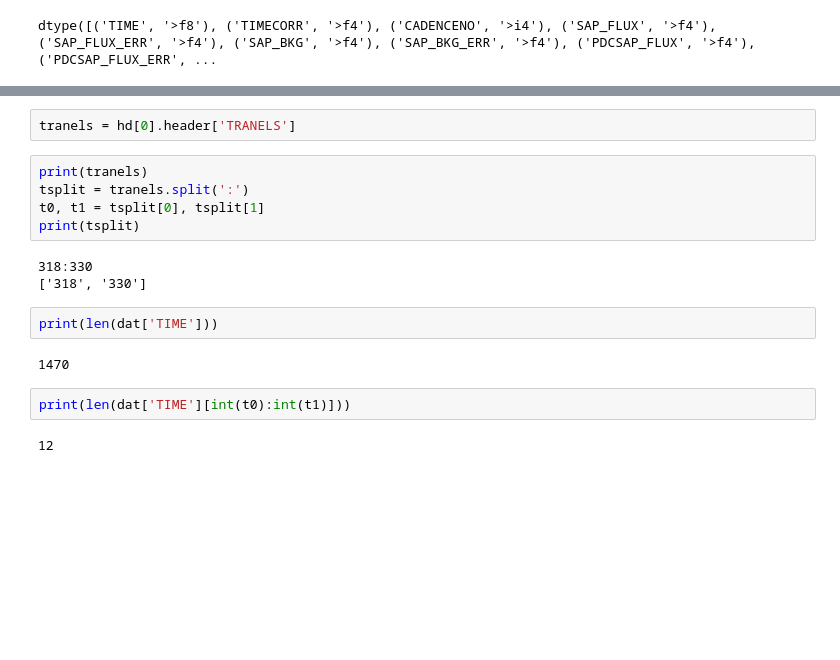
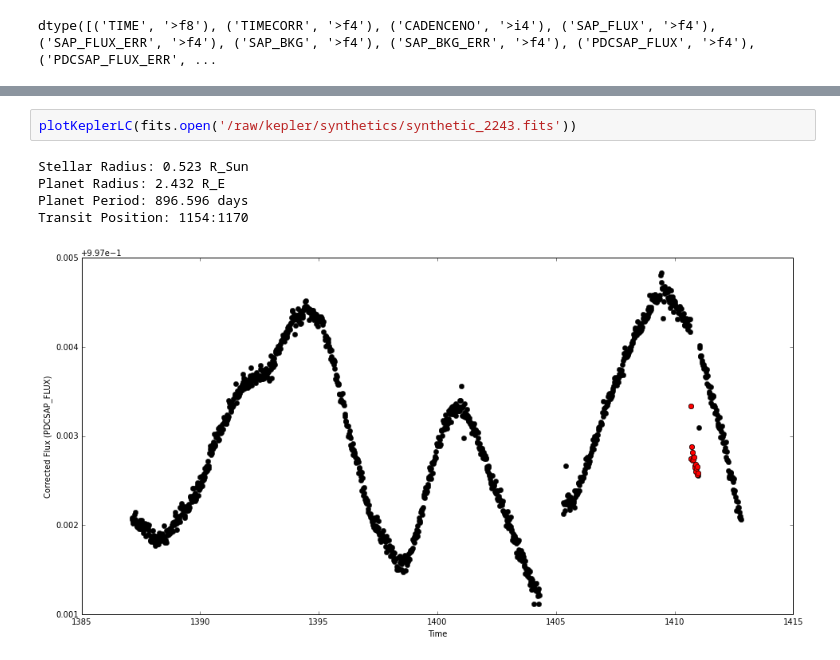
Before and after one commit to mattgiguere/KeplerSynthetics, a Jupyter notebook: KeplerSynthetics.ipynb, the cells around one changed output, grey strips where cells are left out. Drawn from its saved outputs; the diff is of its cells as text; blank space fills up the shorter version.

Commit message:
added some output and tests
printed more information about the systems and added a few examples

```diff
--- a/KeplerSynthetics.ipynb
+++ b/KeplerSynthetics.ipynb
@@ -77,19 +81,9 @@ plotKeplerLC(hd)
 [figure]
-# %%
-tranels = hd[0].header['TRANELS']
-# %%
-print(tranels)
-tsplit = tranels.split(':')
-t0, t1 = tsplit[0], tsplit[1]
-print(tsplit)
-# %% [output]
-318:330
-['318', '330']
-# %%
-print(len(dat['TIME']))
-# %% [output]
-1470
-# %%
-print(len(dat['TIME'][int(t0):int(t1)]))
-# %% [output]
-12
+# %%
+plotKeplerLC(fits.open('/raw/kepler/synthetics/synthetic_2243.fits'))
+# %% [output]
+Stellar Radius: 0.523 R_Sun
+Planet Radius: 2.432 R_E
+Planet Period: 896.596 days
+Transit Position: 1154:1170
+[figure, added]
```
Also changed, not shown: parts of 10 cells of this notebook.
